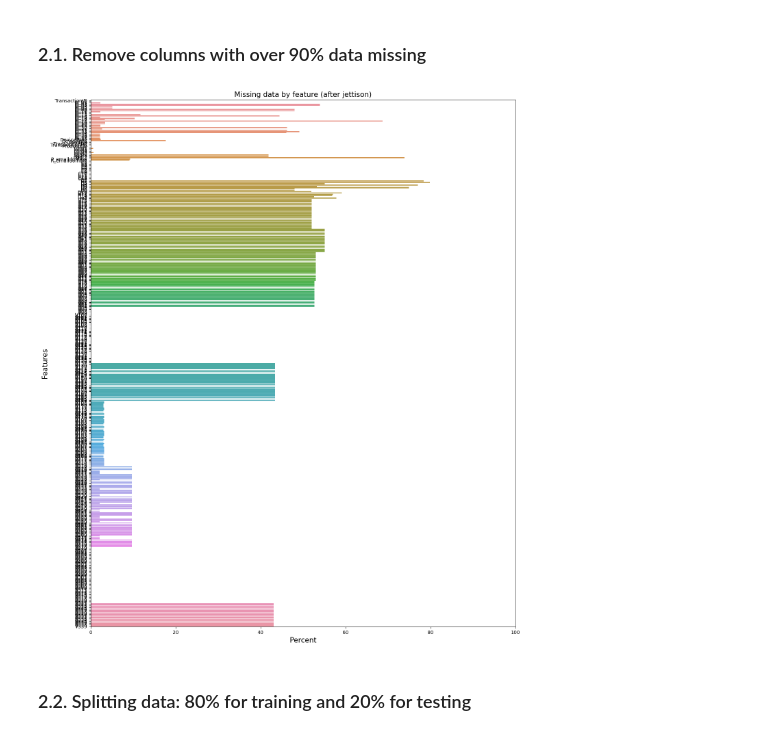
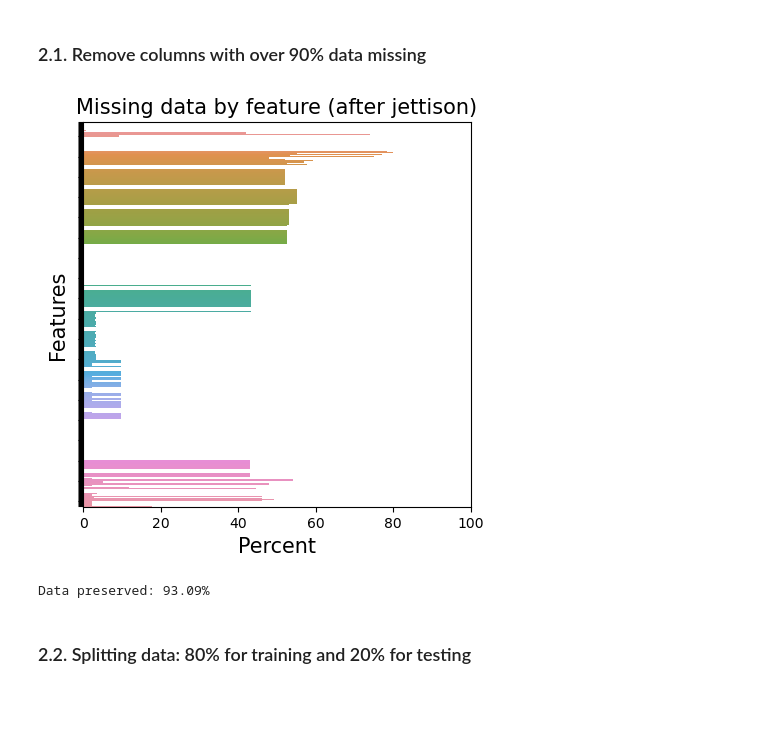
Before and after one commit to er1czz/HPC, a Jupyter notebook: Fraud_Detection_fullset_2.ipynb, the cells around one changed output. Saved outputs shown, nothing was run; the diff lists cells and outputs as text; code cells hidden in the pictures; blank space fills up the shorter version.

```diff
--- a/Fraud_Detection_fullset_2.ipynb
+++ b/Fraud_Detection_fullset_2.ipynb
@@ -66,7 +66,7 @@ import missingno as msno
 # %% [markdown]
 ### 1.1. Remove unpaired transaction (mismatch between identity and transaction datasets)
 # %%
-data = id.merge(tn, on= 'TransactionID', copy = False)
+data = tn.merge(id, on= 'TransactionID', copy = False)
 # %%
 plt.style.use('default')
 total=data.isnull().sum()
@@ -131,17 +134,25 @@ plt.show()
 data_1 = data.dropna(axis=1, thresh=len(data)*0.1)
 # %%
 plt.style.use('default')
-total=data_1.isnull().sum()
-percent=data_1.isnull().sum()/data_1.isnull().count()*100
-missing_data=pd.concat([total,percent],axis=1, keys=['total', 'percent'])
-plt.figure(figsize=(16, 20))
-sns.barplot(y=missing_data.index,x=missing_data['percent'])
+total1=data_1.isnull().sum()
+percent1=data_1.isnull().sum()/data_1.isnull().count()*100
+missing_data1=pd.concat([total1,percent1],axis=1, keys=['total', 'percent'])
+
+plt.subplots(figsize=(5, 5))
+g = sns.barplot(y=missing_data1.index,x=missing_data1['percent'])
+g.set(yticklabels=[])
+
 plt.ylabel('Features', fontsize=15)
 plt.xlabel('Percent', fontsize=15)
 plt.xlim(0, 100)
 plt.title('Missing data by feature (after jettison)', fontsize=15)
 plt.show()
 # %% [output]
-[figure, old version]
+[figure, new version]
+# %%
+tmp = data_1.size/data.size*100
+print('Data preserved: %.2f%%\n' % tmp)
+# %% [output]
+Data preserved: 93.09%
 # %% [markdown]
 ### 2.2. Splitting data: 80% for training and 20% for testing
```
Also changed, not shown: parts of 45 cells of this notebook.
